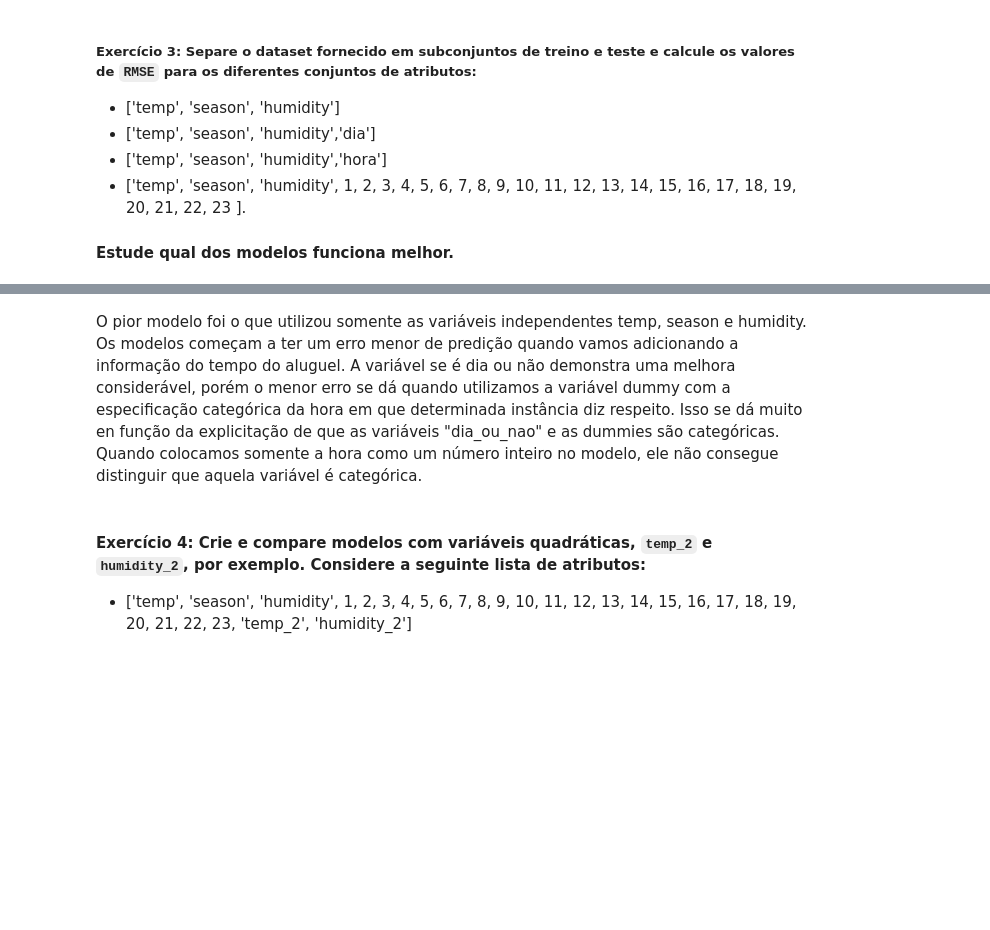
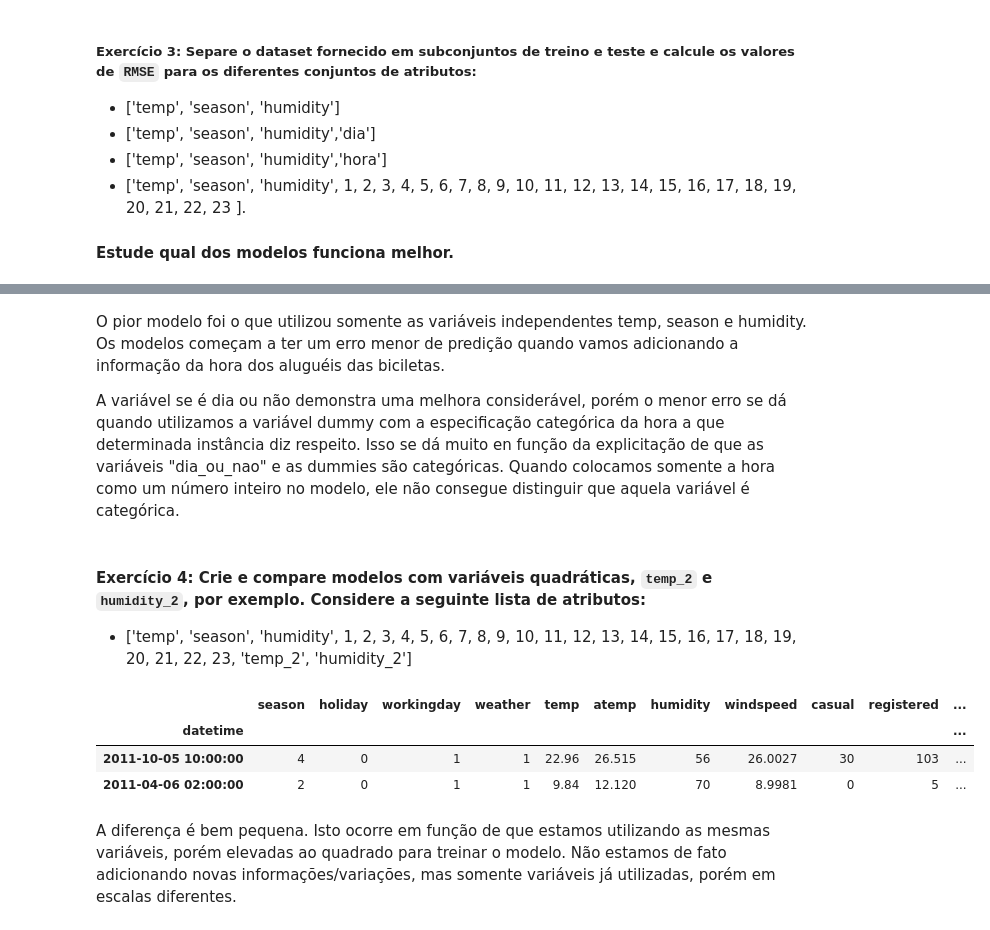
Before and after one commit to Fabiano23/digital_house, a Jupyter notebook: Módulo2/M2A29-REGRESSAO_LINEAR_I/M2A29_PRATICA_INDEPENDENTE_REGRESSAO_LINEAR_I.ipynb, the cells around one changed output, grey strips where cells are left out. Saved outputs shown, nothing was run; the diff lists cells and outputs as text; code cells hidden in the pictures; blank space fills up the shorter version.

```diff
--- a/Módulo2/M2A29-REGRESSAO_LINEAR_I/M2A29_PRATICA_INDEPENDENTE_REGRESSAO_LINEAR_I.ipynb
+++ b/Módulo2/M2A29-REGRESSAO_LINEAR_I/M2A29_PRATICA_INDEPENDENTE_REGRESSAO_LINEAR_I.ipynb
@@ -205,5 +207,7 @@ RSME: 153.9421799944251
 # %% [markdown]
-O pior modelo foi o que utilizou somente as variáveis independentes temp, season e humidity. Os modelos começam a ter um erro menor de predição quando vamos adicionando a informação do tempo do aluguel. A variável se é dia ou não demonstra uma melhora considerável, porém o menor erro se dá quando utilizamos a variável dummy com a especificação categórica da hora em que determinada instância diz respeito. Isso se dá muito en função da explicitação de que as variáveis "dia_ou_nao" e as dummies são categóricas. Quando colocamos somente a hora como um número inteiro no modelo, ele não consegue distinguir que aquela variável é categórica.
+O pior modelo foi o que utilizou somente as variáveis independentes temp, season e humidity. Os modelos começam a ter um erro menor de predição quando vamos adicionando a informação da hora dos aluguéis das biciletas.
+
+A variável se é dia ou não demonstra uma melhora considerável, porém o menor erro se dá quando utilizamos a variável dummy com a especificação categórica da hora a que determinada instância diz respeito. Isso se dá muito en função da explicitação de que as variáveis "dia_ou_nao" e as dummies são categóricas. Quando colocamos somente a hora como um número inteiro no modelo, ele não consegue distinguir que aquela variável é categórica.
 # %% [markdown]
 #### Exercício 4: Crie e compare modelos com variáveis quadráticas, `temp_2` e `humidity_2`, por exemplo. Considere a seguinte lista de atributos:
 
@@ -216,0 +223,9 @@ O pior modelo foi o que utilizou somente as variáveis independentes temp, seaso
+# %%
+dados.sample(2)
+# %% [output]
+|  | season | holiday | workingday | weather | temp | atemp | humidity | windspeed | casual | registered | ... |
+| datetime |  |  |  |  |  |  |  |  |  |  | ... |
+| 2011-10-05 10:00:00 | 4 | 0 | 1 | 1 | 22.96 | 26.515 | 56 | 26.0027 | 30 | 103 | ... |
+| 2011-04-06 02:00:00 | 2 | 0 | 1 | 1 | 9.84 | 12.120 | 70 | 8.9981 | 0 | 5 | ... |
+# %% [markdown]
+A diferença é bem pequena. Isto ocorre em função de que estamos utilizando as mesmas variáveis, porém elevadas ao quadrado para treinar o modelo. Não estamos de fato adicionando novas informações/variações, mas somente variáveis já utilizadas, porém em escalas diferentes.
```
Also changed, not shown: parts of 3 cells of this notebook.
